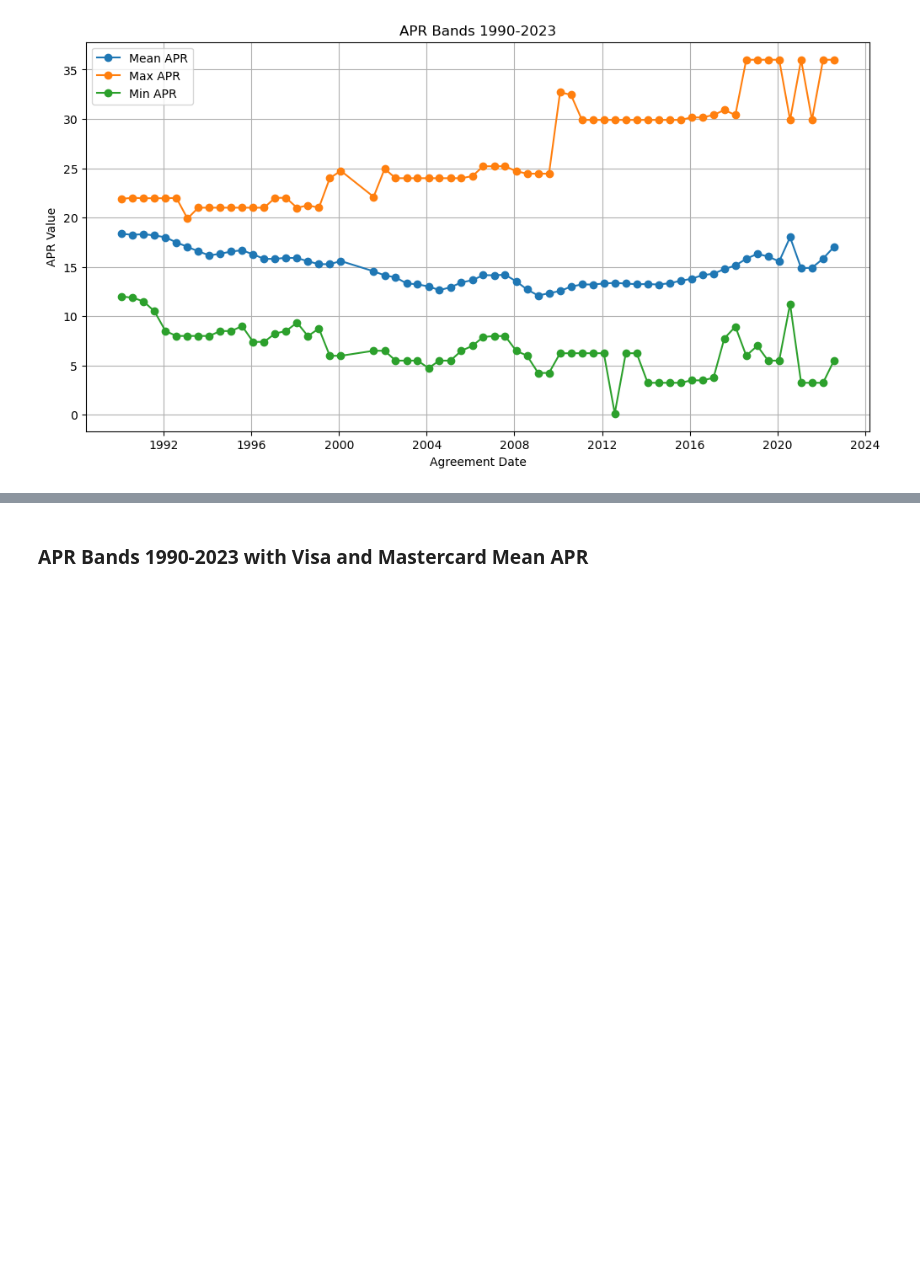
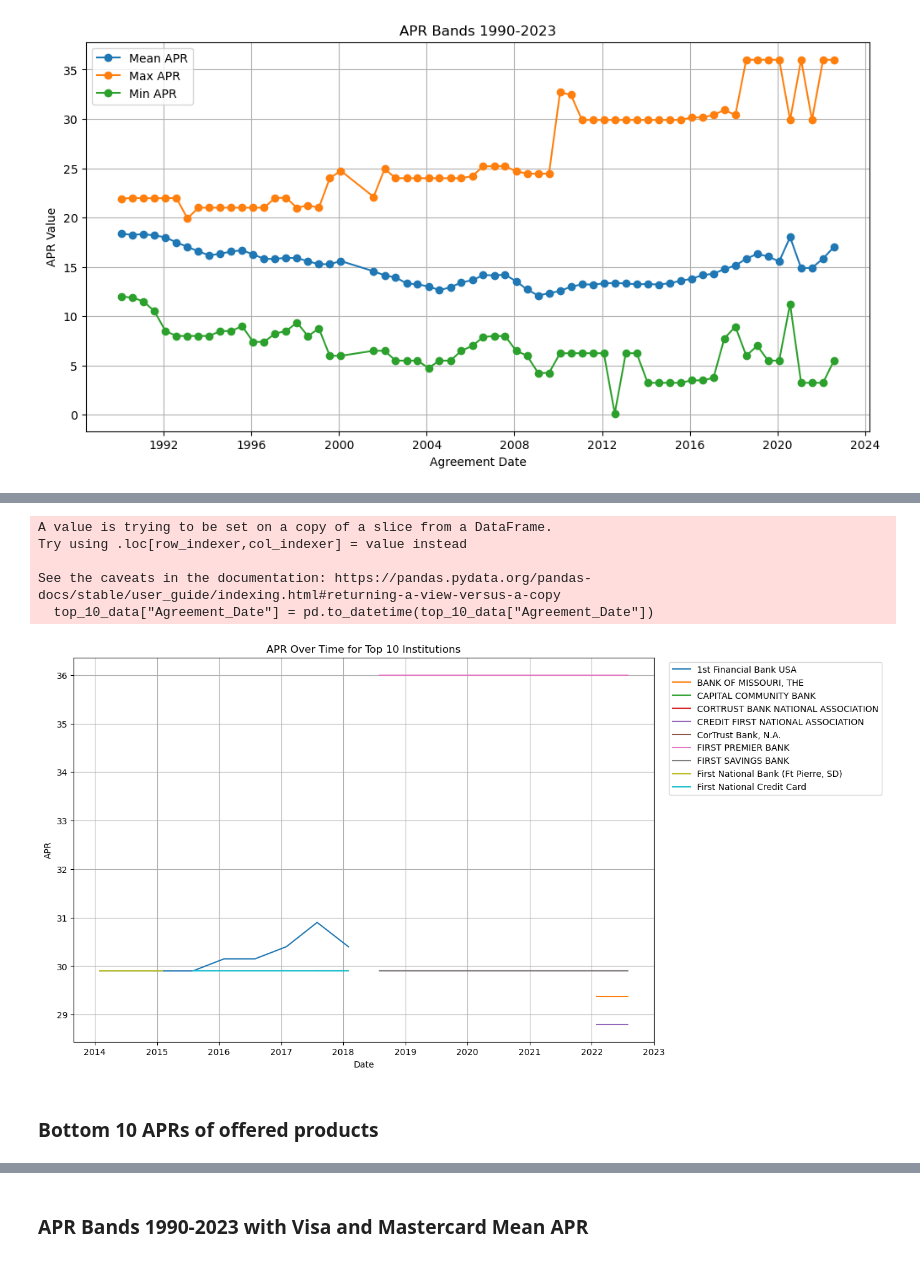
Before and after one commit to DanielGroneberg/TOP_project, a Jupyter notebook: code/CFPB_Data.ipynb, the cells around one changed output, grey strips where cells are left out. Drawn from its saved outputs; the diff is of its cells as text; code cells hidden in the pictures; blank space fills up the shorter version.

```diff
--- a/code/CFPB_Data.ipynb
+++ b/code/CFPB_Data.ipynb
@@ -775,0 +787,26 @@ plt.show()
+# %%
+top_10 = tccp.groupby("Institution_Name")['APR'].mean().reset_index().nlargest(10,'APR')
+# %%
+top_10_data = tccp[tccp["Institution_Name"].isin(top_10["Institution_Name"])]
+top_10_data["Agreement_Date"] = pd.to_datetime(top_10_data["Agreement_Date"])
+# %% [output]
+A value is trying to be set on a copy of a slice from a DataFrame.
+Try using .loc[row_indexer,col_indexer] = value instead
+
+See the caveats in the documentation: https://pandas.pydata.org/pandas-docs/stable/user_guide/indexing.html#returning-a-view-versus-a-copy
+  top_10_data["Agreement_Date"] = pd.to_datetime(top_10_data["Agreement_Date"])
+# %%
+plt.figure(figsize=(12,8))
+for institution, data in top_10_data.groupby("Institution_Name"):
+    plt.plot(data['Agreement_Date'], data['APR'], label=institution)
+
+plt.xlabel("Date")
+plt.ylabel("APR")
+plt.title("APR Over Time for Top 10 Institutions")
+plt.legend(loc="upper right", bbox_to_anchor=(1.4, 1))
+plt.grid(True)
+plt.show()
+# %% [output]
+[figure, added]
+# %% [markdown]
+### Bottom 10 APRs of offered products
```
Also changed, not shown: parts of 19 cells of this notebook.
